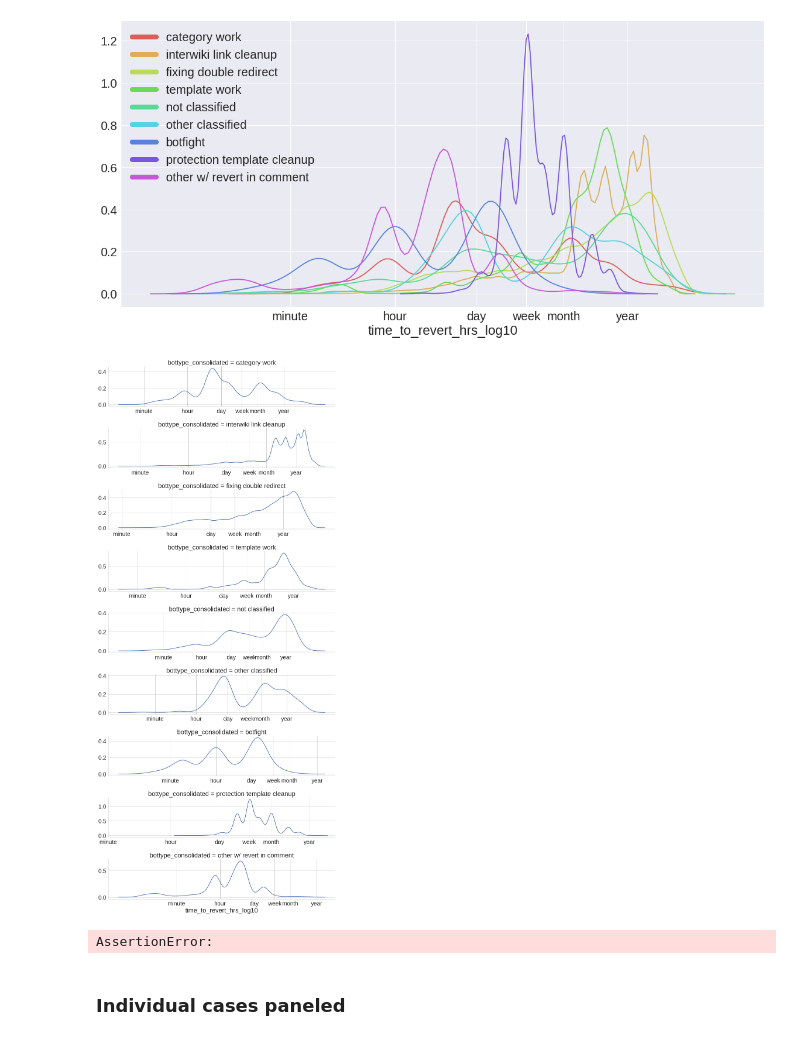
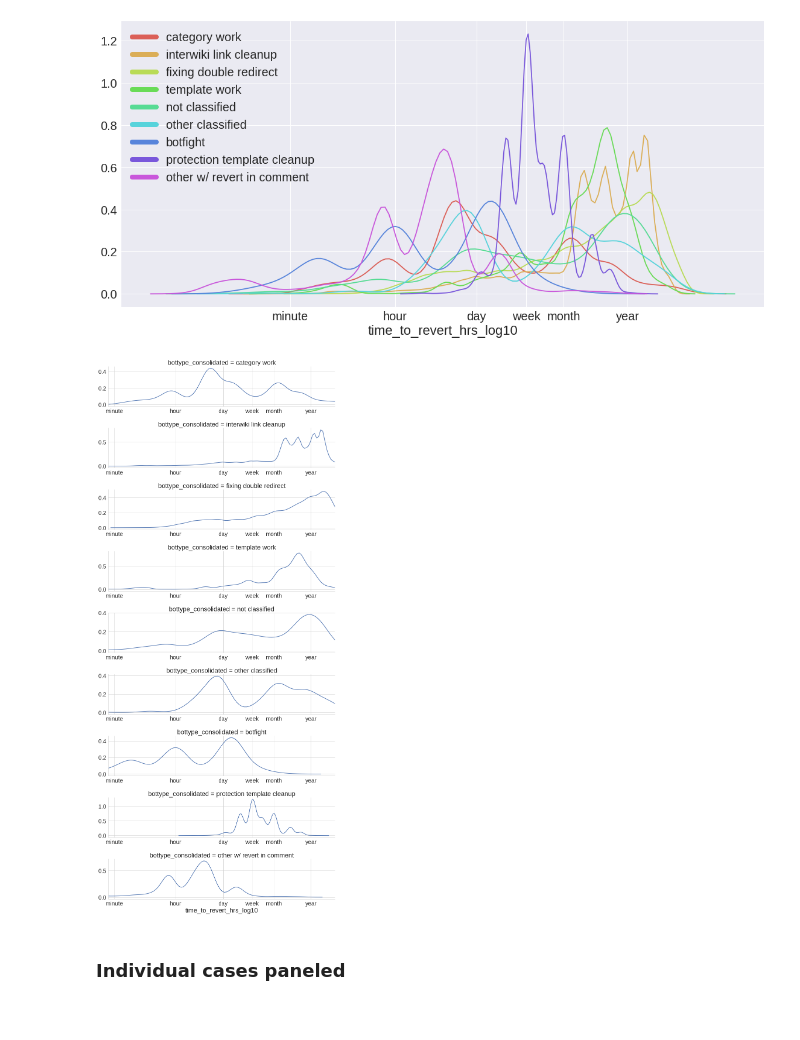
Before and after one commit to halfak/are-the-bots-really-fighting, a Jupyter notebook: analysis/time_to_revert/time-to-revert-classified.ipynb, the cells around one changed output. Cells and saved outputs as stored; diff of their text form; code cells hidden in the pictures.

```diff
--- a/analysis/time_to_revert/time-to-revert-classified.ipynb
+++ b/analysis/time_to_revert/time-to-revert-classified.ipynb
@@ -103,0 +193,12 @@ Name: bottype, dtype: int64
+# %%
+sns.set(font_scale=3)
+
+g = sns.factorplot(data=df_all[df_all['page_namespace']==0],
+                   x='language',
+                   y='time_to_revert_days',
+                   hue='reverting_year',
+                   kind='bar',
+                   size=10,
+                   aspect = 3)
+
+plt.suptitle("Mean days to revert by language and reverting year (articles only, 95% CI bars)")
@@ -103,0 +208,13 @@ Name: bottype, dtype: int64
+# %%
+sns.set(font_scale=3)
+
+g = sns.factorplot(data=df_all[df_all['page_namespace']==0],
+                   x='language',
+                   y='time_to_revert_days',
+                   hue='reverting_year',
+                   kind='bar',
+                   estimator=np.median,
+                   size=10,
+                   aspect = 3)
+
+plt.suptitle("Median days to revert by language and reverting year (articles only, 95% CI bars)")
@@ -176,25 +284,22 @@ g.ax.set_xticklabels(["minute", "hour", "day", "week", "month", "year"])
 # %%
 sns.set(style="whitegrid", font_scale=2)
 pal = sns.color_palette("husl", 7)
 g = sns.FacetGrid(df_en_ns0, palette=pal,
                   row="bottype_consolidated",
                   size=3, aspect=4,
                   sharex=False, sharey=False)
 
 g.map(sns.kdeplot, "time_to_revert_hrs_log10")
 
 xticks = [np.log10(1/60),np.log10(1), np.log10(24), np.log10(24*7), np.log10(24*30), np.log10(24*365)]
 xticklabels = ["minute", "hour", "day", "week", "month", "year"]
 
 for ax in g.axes.flatten():
     ax.set_xticks(xticks)
     ax.set_xticklabels(xticklabels)
+    ax.set_xlim(np.log10(1/90), np.log10(24*365*5))
 # %% [output]
-[figure, old version]
+[figure, new version]
-# %%
-assert False is True
-# %% [output]
-AssertionError:
 # %% [markdown]
 ### Individual cases paneled
 # %%
```
Also changed, not shown: parts of 20 cells of this notebook, 2 other files.
